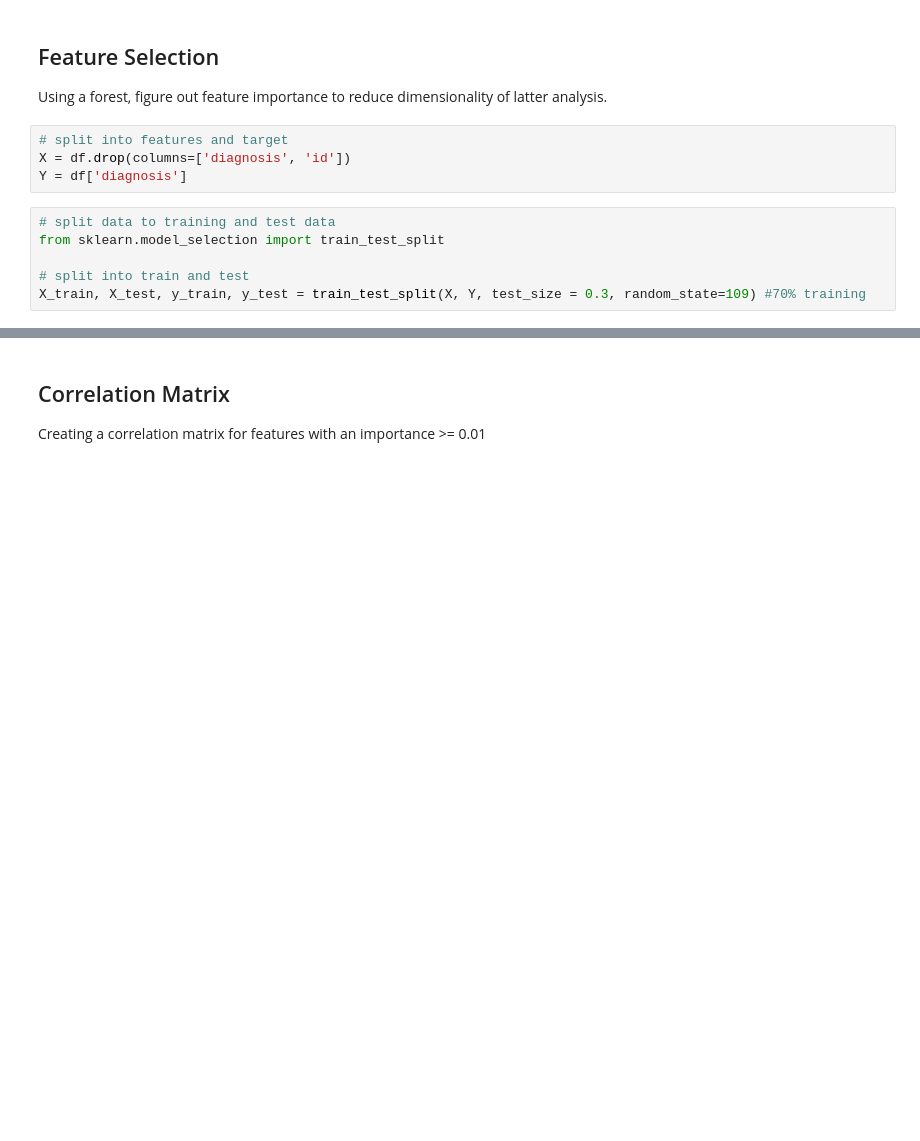
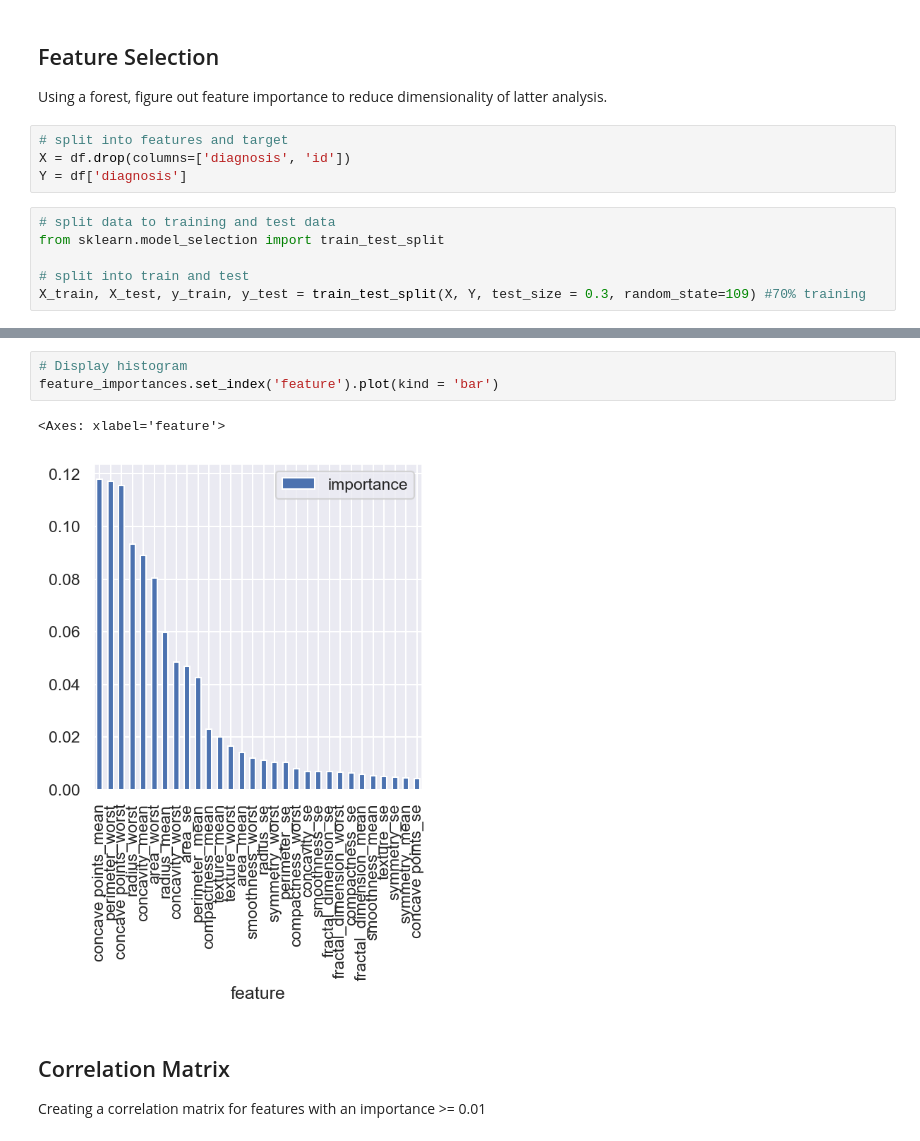
Before and after one commit to mgkosten/CS3870_FinalProject, a Jupyter notebook: finalProject.ipynb, the cells around one changed output, grey strips where cells are left out. Saved outputs shown, nothing was run; the diff lists cells and outputs as text; blank space fills up the shorter version.

```diff
--- a/finalProject.ipynb
+++ b/finalProject.ipynb
@@ -114,3 +118,9 @@ dtype: float64
+# %%
+# Display histogram
+feature_importances.set_index('feature').plot(kind = 'bar')
+# %% [output]
+<Axes: xlabel='feature'>
+[figure, added]
 # %% [markdown]
 ## Correlation Matrix
 Creating a correlation matrix for features with an importance >= 0.01
```
Also changed, not shown: parts of 4 cells of this notebook.
